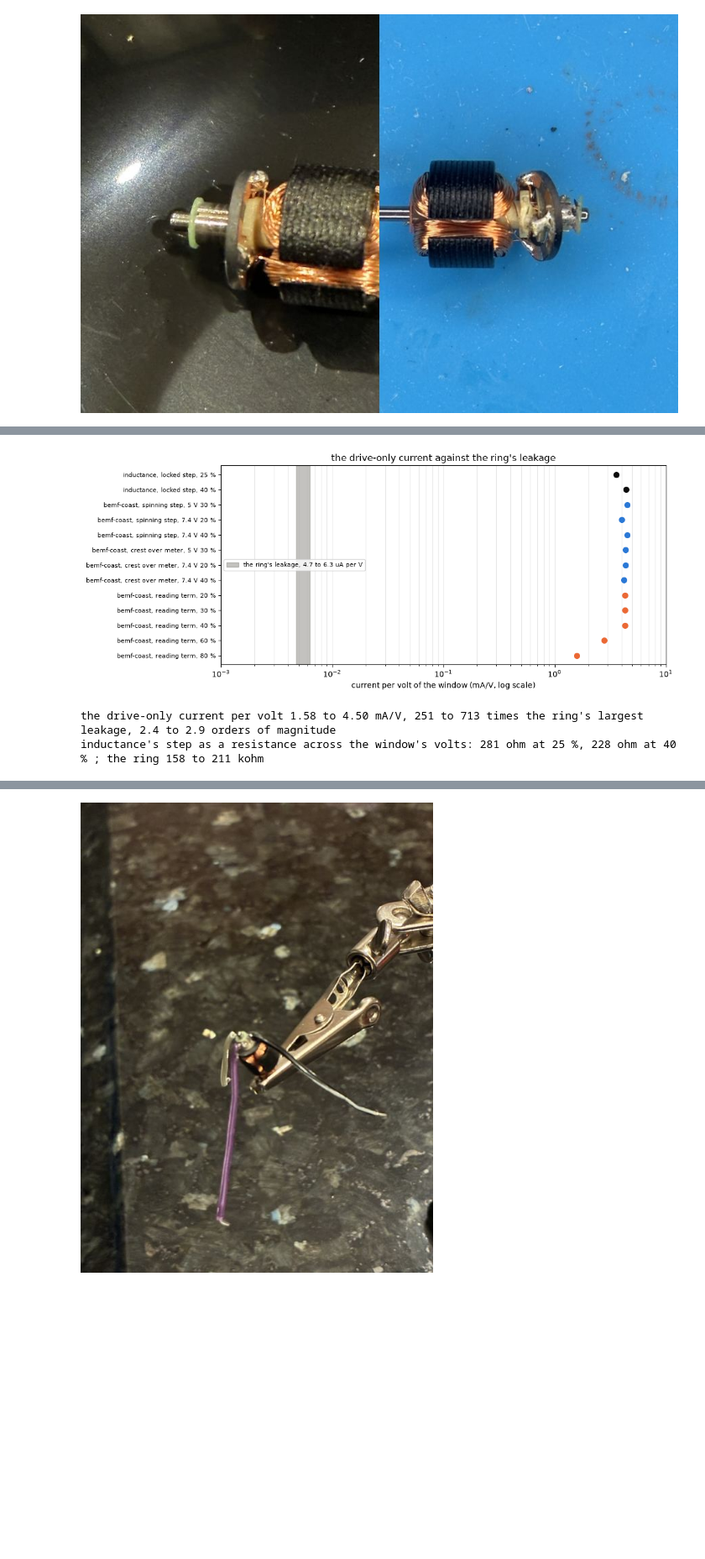
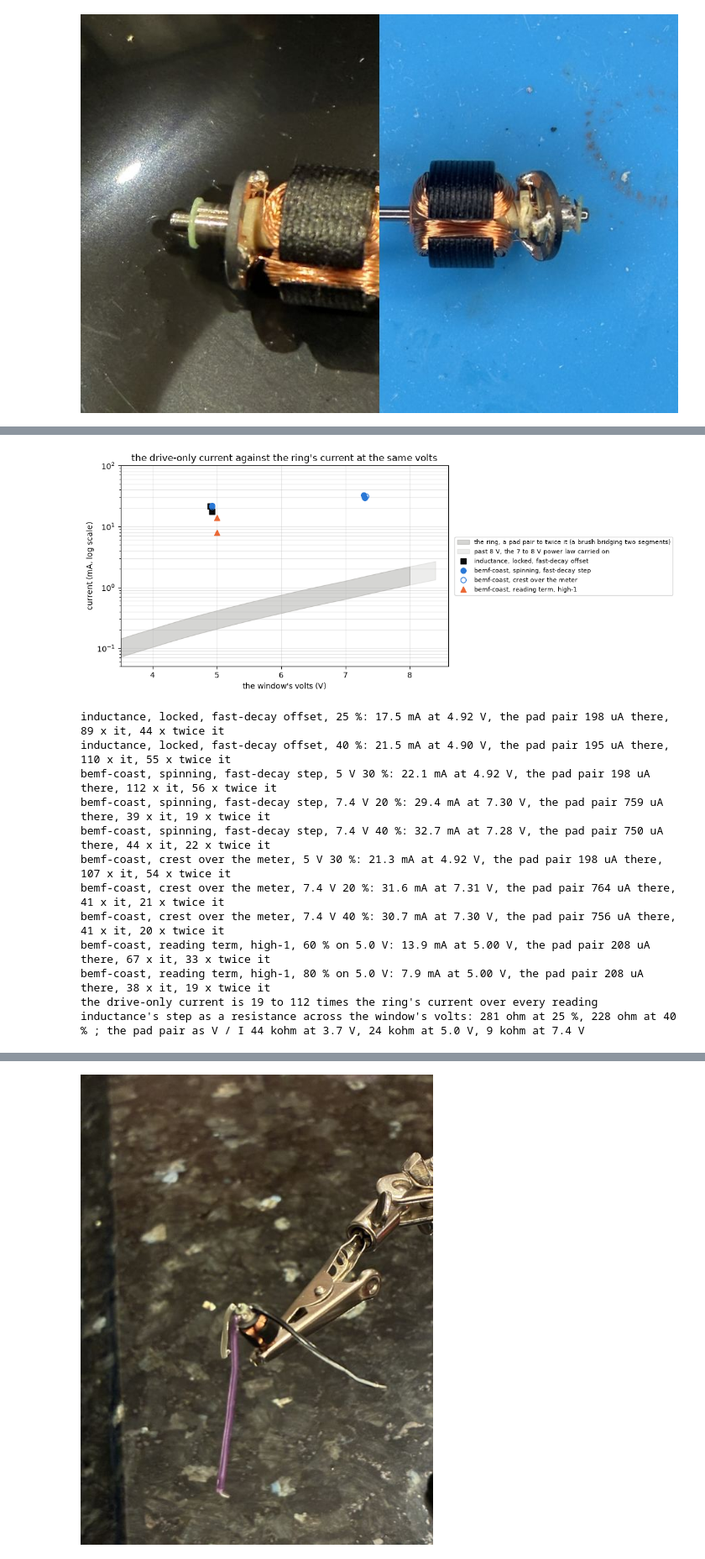
Before and after one commit to OpenServoCore/notebooks, a Jupyter notebook: stages/2-motor/teardown/teardown.ipynb, the cells around one changed output, grey strips where cells are left out. Shown at 84% size. Saved outputs shown, nothing was run; the diff lists cells and outputs as text; code cells hidden in the pictures; blank space fills up the shorter version.

Commit message:
stage 2: teardown notebook on the coil runs and the disc sweep, the drive-only current an iron loss, the ring a varistor

```diff
--- a/stages/2-motor/teardown/teardown.ipynb
+++ b/stages/2-motor/teardown/teardown.ipynb
@@ -56,9 +62,11 @@ import numpy as np
 import pandas as pd
 from IPython.display import Image as ShowImage
 from PIL import Image
-from scipy.optimize import curve_fit
+from scipy.linalg import expm
+from scipy.optimize import curve_fit, least_squares
+from scipy.signal import lfilter
 
-from oscnb import b41t, boards, motors, results, tel
+from oscnb import b41t, boards, bursts as bu, motors, results, tel
 from oscnb.display import show
 
 BLUE, ORANGE, INK, MUTED = "#2a78d6", "#eb6834", "#0b0b0b", "#898781"   # the house colors
@@ -69,9 +77,15 @@ HAND_DIR = (TEL / MOTOR.key / "teardown").resolve()                     # the te
 TERMINALS = HAND_DIR / "terminals-1"                                    # the end cap's meter windows
 PHOTOS = HAND_DIR / "photos"
 COOL = (TEL / f"{MOTOR.key}__{BOARD.key}" / "teardown" / "cool-winding-1").resolve()   # the bare rotor heated through the board
+COIL = {w: (TEL / f"{MOTOR.key}__{BOARD.key}" / "teardown" / f"coil-{w}-1").resolve() for w in ("ring", "noring", "can")}   # one coil's bursts
+DISC = HAND_DIR / "disc-iv-1"                                           # the gray disc off the rotor, swept on the DPS
+FAST1 = (TEL / f"{MOTOR.key}__{BOARD.key}" / "inductance" / "fast-1" / "hole-11").resolve()   # the motor's own bursts, the same groups
+BS = (TEL / BOARD.key / "bridge-states" / "capture-1").resolve()        # stage 1's resistor and inductor controls
 ALPHA = 0.00393          # copper's resistance coefficient per C at 20 C, the textbook value
 C_CU = 0.385             # copper's specific heat, J per g per C
 print(MOTOR.key, "from", results.rel(HAND_DIR), "and", results.rel(COOL))
+print("coil runs", ", ".join(str(results.rel(p)) for p in COIL.values()), "| disc", results.rel(DISC))
+print("against", results.rel(FAST1), "and", results.rel(BS))
 print(f"{MOTOR.label}: the registry counts {MOTOR.slots} slots, {MOTOR.brushes} brushes and a {MOTOR.pinion_teeth} tooth pinion")
 # %% [output]
 mg90-b from telemetry/mg90-b/teardown and telemetry/mg90-b__dev-v006-2A-D/teardown/cool-winding-1
@@ -587,34 +803,51 @@ Inductance's fast-decay windows also start on a step of about 20 mA under the ra
 # %%
-PER_V = []                                                              # (label, mA per V, colour)
+PTS = []                                                                # (source, label, volts, mA)
 for duty, q in IND["fast_on_edge_step_ma"].items():
-    PER_V.append((f"inductance, locked step, {duty} %", q["value"] / IND_V[duty], INK))
+    PTS.append(("inductance, locked, fast-decay offset", f"{duty} %", IND_V[duty], q["value"]))
 for point, by_decay in BEMF["spinning_by_point"].items():
-    if "step_ma_per_v" in by_decay.get("fast", {}):
-        PER_V.append((f"bemf-coast, spinning step, {point}", by_decay["fast"]["step_ma_per_v"]["value"], BLUE))
+    if "on_edge_step_ma" in by_decay.get("fast", {}):
+        PTS.append(("bemf-coast, spinning, fast-decay step", point, by_decay["fast"]["v_on_v"]["value"], by_decay["fast"]["on_edge_step_ma"]["value"]))
 for point, d in BEMF["meter_by_point"].items():
-    PER_V.append((f"bemf-coast, crest over meter, {point}", d["gap_ma_per_v"]["value"], BLUE))
-for duty, q in BEMF["reading_term_by_duty"].items():
-    if q["value"] > 0:                                                  # 100 % reads about zero, nothing switches there
-        PER_V.append((f"bemf-coast, reading term, {duty}", q["value"] * 1e3, ORANGE))
-LEAK_LO, LEAK_HI = 1 / max(RING_KOHM.values()), 1 / min(RING_KOHM.values())   # mA per V, from kohm
-PV = pd.DataFrame(PER_V, columns=["what", "ma_per_v", "color"])
-PV["over_ring"] = PV["ma_per_v"] / LEAK_HI                              # how many times the ring's largest leakage
+    PTS.append(("bemf-coast, crest over the meter", point, d["v_on_v"]["value"], d["gap_ma"]["value"]))
+for duty in ("60 %", "80 %"):                                           # high-1 ran on 5.0 V; 20 to 40 % are the meter points above
+    PTS.append(("bemf-coast, reading term, high-1", f"{duty} on 5.0 V", 5.0, BEMF["reading_term_by_duty"][duty]["value"] * 5.0 * 1e3))
+PV = pd.DataFrame(PTS, columns=["source", "point", "volts", "ma"])
+PV["ring_ma"] = ring_ua(PV["volts"]) / 1e3                              # the pad pair at the same volts, each brush on one segment
+PV["over_ring"] = PV["ma"] / PV["ring_ma"]
+PV["over_ring_bridged"] = PV["ma"] / (2 * PV["ring_ma"])                # a brush bridging two segments sees at most twice the pair
+STYLE = {"inductance, locked, fast-decay offset": dict(marker="s", color=INK, mfc=INK),
+         "bemf-coast, spinning, fast-decay step": dict(marker="o", color=BLUE, mfc=BLUE),
+         "bemf-coast, crest over the meter": dict(marker="o", color=BLUE, mfc="none"),
+         "bemf-coast, reading term, high-1": dict(marker="^", color=ORANGE, mfc=ORANGE)}
 fig, ax = plt.subplots(figsize=(11, 4.6))
-ax.axvspan(LEAK_LO, LEAK_HI, color=MUTED, alpha=0.5, label=f"the ring's leakage, {LEAK_LO * 1e3:.1f} to {LEAK_HI * 1e3:.1f} uA per V")
-for y, r in PV.iterrows():
-    ax.plot(r["ma_per_v"], y, "o", ms=7, color=r["color"])
-ax.set_yticks(range(len(PV)), PV["what"], fontsize=8); ax.invert_yaxis(); ax.set_xscale("log"); ax.set_xlim(1e-3, 10)
-ax.set_xlabel("current per volt of the window (mA/V, log scale)"); ax.set_title("the drive-only current against the ring's leakage")
-ax.legend(fontsize=8, loc="center left"); ax.grid(alpha=0.3, which="both", axis="x")
+vv, vx = np.linspace(3.5, 8.0, 50), np.linspace(8.0, 8.4, 10)
+ax.fill_between(vv, ring_ua(vv) / 1e3, 2 * ring_ua(vv) / 1e3, color=MUTED, alpha=0.35, label="the ring, a pad pair to twice it (a brush bridging two segments)")
+ax.fill_between(vx, ring_ua(vx) / 1e3, 2 * ring_ua(vx) / 1e3, color=MUTED, alpha=0.15, label="past 8 V, the 7 to 8 V power law carried on")
+for src, g in PV.groupby("source", sort=False):
+    ax.plot(g["volts"], g["ma"], ls="none", ms=7, label=src, **STYLE[src])
+ax.set_yscale("log"); ax.set_xlim(3.5, 8.6); ax.set_ylim(0.05, 100)
+ax.set_xlabel("the window's volts (V)"); ax.set_ylabel("current (mA, log scale)")
+ax.set_title("the drive-only current against the ring's current at the same volts"); ax.legend(fontsize=8, loc="center left", bbox_to_anchor=(1.01, 0.5)); ax.grid(alpha=0.3, which="both")
 plt.tight_layout(); plt.show()
-print(f"the drive-only current per volt {PV['ma_per_v'].min():.2f} to {PV['ma_per_v'].max():.2f} mA/V, "
-      f"{PV['over_ring'].min():.0f} to {PV['over_ring'].max():.0f} times the ring's largest leakage, "
-      f"{np.log10(PV['over_ring'].min()):.1f} to {np.log10(PV['over_ring'].max()):.1f} orders of magnitude")
+for _, r in PV.iterrows():
+    print(f"{r['source']}, {r['point']}: {r['ma']:.1f} mA at {r['volts']:.2f} V, the pad pair {r['ring_ma'] * 1e3:.0f} uA there, {r['over_ring']:.0f} x it, "
+          f"{r['over_ring_bridged']:.0f} x twice it")
+print(f"the drive-only current is {PV['over_ring_bridged'].min():.0f} to {PV['over_ring'].max():.0f} times the ring's current over every reading")
 print("inductance's step as a resistance across the window's volts:",
       ", ".join(f"{IND_V[d] / (q['value'] * 1e-3):.0f} ohm at {d} %" for d, q in IND["fast_on_edge_step_ma"].items()),
-      f"; the ring {min(RING_KOHM.values()):.0f} to {max(RING_KOHM.values()):.0f} kohm")
+      "; the pad pair as V / I", ", ".join(f"{v / LEVEL_UA[v] * 1e3:.0f} kohm at {v} V" for v in (3.7, 5.0, 7.4)))
 # %% [output]
-[figure, old version]
+[figure, new version]
-the drive-only current per volt 1.58 to 4.50 mA/V, 251 to 713 times the ring's largest leakage, 2.4 to 2.9 orders of magnitude
-inductance's step as a resistance across the window's volts: 281 ohm at 25 %, 228 ohm at 40 % ; the ring 158 to 211 kohm
+inductance, locked, fast-decay offset, 25 %: 17.5 mA at 4.92 V, the pad pair 198 uA there, 89 x it, 44 x twice it
+inductance, locked, fast-decay offset, 40 %: 21.5 mA at 4.90 V, the pad pair 195 uA there, 110 x it, 55 x twice it
+bemf-coast, spinning, fast-decay step, 5 V 30 %: 22.1 mA at 4.92 V, the pad pair 198 uA there, 112 x it, 56 x twice it
+bemf-coast, spinning, fast-decay step, 7.4 V 20 %: 29.4 mA at 7.30 V, the pad pair 759 uA there, 39 x it, 19 x twice it
+bemf-coast, spinning, fast-decay step, 7.4 V 40 %: 32.7 mA at 7.28 V, the pad pair 750 uA there, 44 x it, 22 x twice it
+bemf-coast, crest over the meter, 5 V 30 %: 21.3 mA at 4.92 V, the pad pair 198 uA there, 107 x it, 54 x twice it
+bemf-coast, crest over the meter, 7.4 V 20 %: 31.6 mA at 7.31 V, the pad pair 764 uA there, 41 x it, 21 x twice it
+bemf-coast, crest over the meter, 7.4 V 40 %: 30.7 mA at 7.30 V, the pad pair 756 uA there, 41 x it, 20 x twice it
+bemf-coast, reading term, high-1, 60 % on 5.0 V: 13.9 mA at 5.00 V, the pad pair 208 uA there, 67 x it, 33 x twice it
+bemf-coast, reading term, high-1, 80 % on 5.0 V: 7.9 mA at 5.00 V, the pad pair 208 uA there, 38 x it, 19 x twice it
+the drive-only current is 19 to 112 times the ring's current over every reading
+inductance's step as a resistance across the window's volts: 281 ohm at 25 %, 228 ohm at 40 % ; the pad pair as V / I 44 kohm at 3.7 V, 24 kohm at 5.0 V, 9 kohm at 7.4 V
 # %% [markdown]
```
Also changed, not shown: parts of 46 cells of this notebook, 1 other file.
